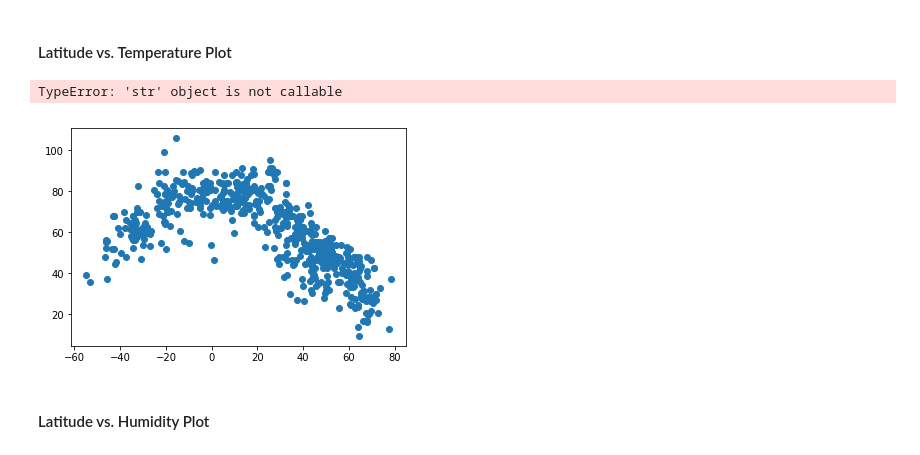
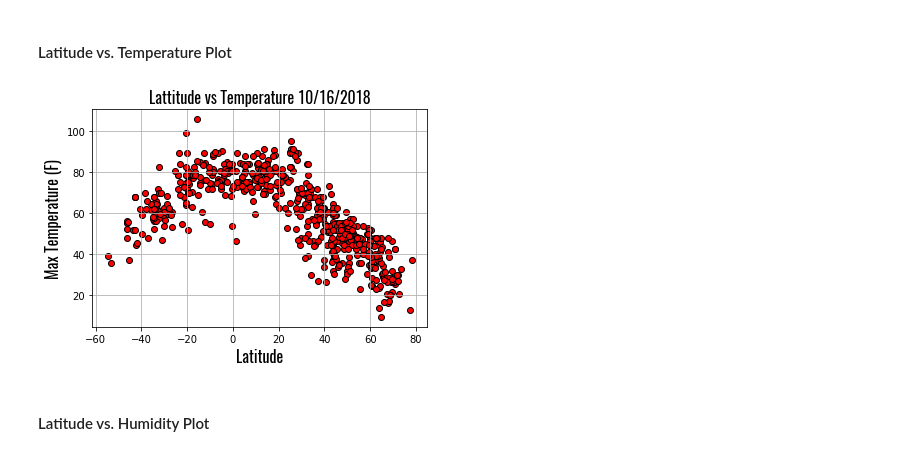
Before and after one commit to codistryNhan/python-apis, a Jupyter notebook: openWeatherMapAPI/WeatherPy.ipynb, the cells around one changed output. Saved outputs shown, nothing was run; the diff lists cells and outputs as text; code cells hidden in the pictures.

```diff
--- a/openWeatherMapAPI/WeatherPy.ipynb
+++ b/openWeatherMapAPI/WeatherPy.ipynb
@@ -173,16 +131,21 @@ Index(['City Name', 'Temperature', 'Humidity', 'Cloudiness', 'Wind Speed',
 * Save the plotted figures as .pngs.
 # %% [markdown]
 #### Latitude vs. Temperature Plot
-# %%
-city_lat = cities_df['Latitude']
-city_temp = cities_df['Temperature']
-
-graph_1 = plt
-graph_1.scatter(city_lat, city_temp)
-graph_1.xlabel('Latitude')
-graph_1.ylabel("Max Temperature")
-# %% [output]
-TypeError: 'str' object is not callable
-[figure, removed]
+# %%
+city_lat = cities_df['Latitude']
+city_temp = cities_df['Temperature']
+
+date = datetime.datetime.today().strftime('%m/%d/%Y')
+
+plt.scatter(city_lat, city_temp, edgecolor='black', color="red")
+plt.xlabel('Latitude', fontname="Oswald", fontsize = 16)
+plt.ylabel("Max Temperature (F)", fontname="Oswald", fontsize = 16)
+plt.title("Lattitude vs Temperature " + date, fontname="Oswald", fontsize = 16)
+plt.grid(True)
+
+#Save fig
+plt.savefig("output_data/Fig1.png")
+# %% [output]
+[figure, added]
 # %% [markdown]
 #### Latitude vs. Humidity Plot
```
Also changed, not shown: parts of 11 cells of this notebook, 4 other files.
